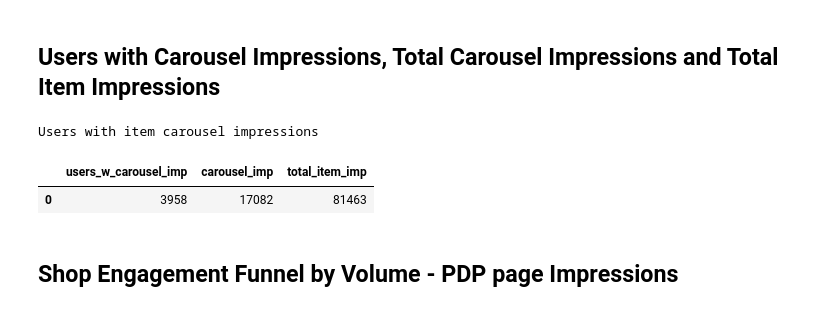
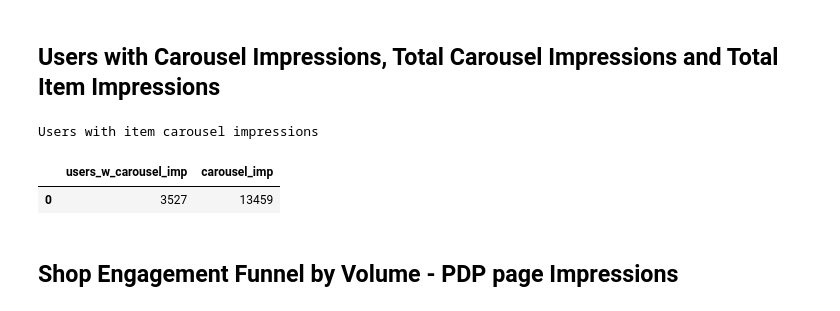
Before and after one commit to kanaktiwari-wal/Raptor-Scorecard-Metric, a Jupyter notebook: raptor_scorecard_metrics.ipynb, the cells around one changed output. Cells and saved outputs as stored; diff of their text form; code cells hidden in the pictures.

```diff
--- a/raptor_scorecard_metrics.ipynb
+++ b/raptor_scorecard_metrics.ipynb
@@ -1070,38 +1229,39 @@ print("Users with item carousel impressions")
 
 
 users_w_carousel_imp = load_bq_data(f"""
 WITH invited_users AS (
  SELECT DISTINCT pg_cust_acct_id AS pg_cust_id
  FROM `wmt-et-ccomm-prod.temp.{invited_users}`),
 
 carousel AS (SELECT
 *,
 REGEXP_EXTRACT(current_entities, r'products=\[([\s\S]*?)\]') AS products_inner
 FROM `wmt-et-converse-prod.converse_logs_ds_xrsamurai.logs_parsed` a
 JOIN invited_users i
 ON i.pg_cust_id = a.customer_id -- To only keep the invited users
 WHERE DATE(DATETIME(TIMESTAMP(timestamp), 'America/Los_Angeles')) BETWEEN '{start_dt}' AND '{end_dt}'
-AND channel_id = 'RAPTOR_IOS_APP'),
+AND channel_id = 'RAPTOR_IOS_APP'
+AND REGEXP_EXTRACT(current_entities, r'products=\[([\s\S]*?)\]') is Not Null),
 
 carousel_item AS (SELECT
  customer_id,
  correlation_id,
  ARRAY_AGG(JSON_EXTRACT_SCALAR(product, '$.usItemId')) AS usItemIds,
  ARRAY_LENGTH(ARRAY_AGG(JSON_EXTRACT_SCALAR(product, '$.usItemId'))) AS usItemCount
 FROM carousel,
 UNNEST(JSON_EXTRACT_ARRAY(CONCAT('[', products_inner, ']'), '$')) AS product
 WHERE products_inner IS NOT NULL
 GROUP BY 1, 2)
 
-SELECT COUNT(DISTINCT customer_id) users_w_carousel_imp, Count(Distinct correlation_id) as carousel_imp, SUM(usItemCount) total_item_imp
-FROM carousel_item
+SELECT COUNT(DISTINCT customer_id) users_w_carousel_imp, Count(Distinct correlation_id) as carousel_imp
+FROM carousel
 """)
 
 users_w_carousel_imp.head()
 # %% [output]
 Users with item carousel impressions
-|  | users_w_carousel_imp | carousel_imp | total_item_imp |
-| 0 | 3958 | 17082 | 81463 |
+|  | users_w_carousel_imp | carousel_imp |
+| 0 | 3527 | 13459 |
 # %% [markdown]
 ## Shop Engagement Funnel by Volume - PDP page Impressions
 # %%
```
Also changed, not shown: parts of 33 cells of this notebook.
